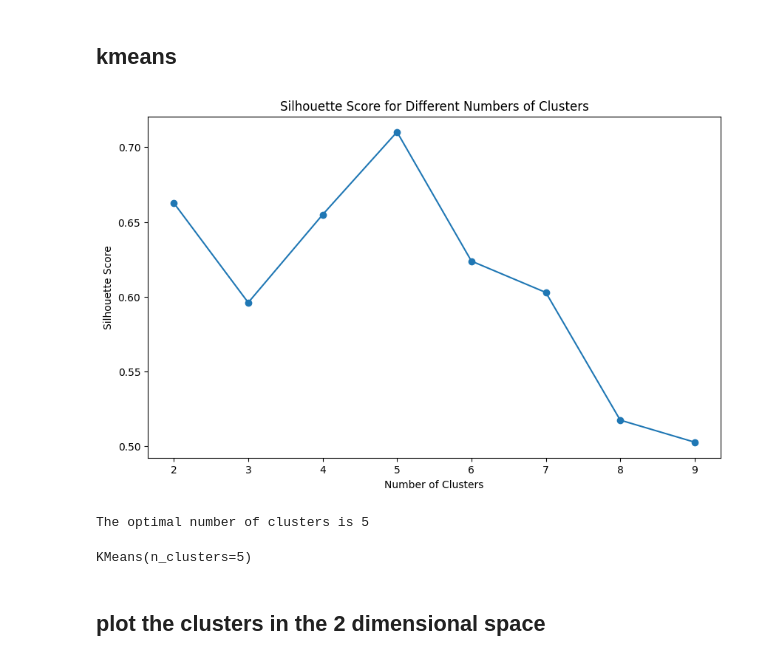
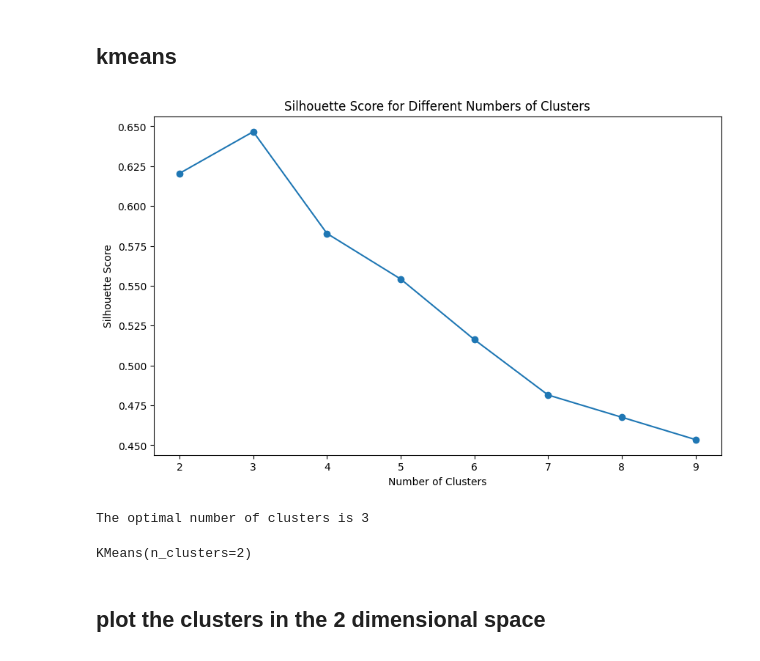
Before and after one commit to Timo1024/stamps, a Jupyter notebook: src/server/image_color_detection/pca_color_detection.ipynb, the cells around one changed output. Saved outputs shown, nothing was run; the diff lists cells and outputs as text; code cells hidden in the pictures.

Commit message:
created narrowed down file for color detection using pca and kmeans to test speed

```diff
--- a/src/server/image_color_detection/pca_color_detection.ipynb
+++ b/src/server/image_color_detection/pca_color_detection.ipynb
@@ -16,0 +14,13 @@ image = cv2.imread('./test_images/02.png')
+# %%
+# load image from path ../../image_detection/images_test/test/01.png
+image = cv2.imread('./test_images/03.png')
+# image = cv2.imread('./test_images/05-1.png')
+
+# downscale image
+print(image.shape)
+# scale_percent = 20
+# width = int(image.shape[1] * scale_percent / 100)
+# height = int(image.shape[0] * scale_percent / 100)
+# dim = (width, height)
+# image = cv2.resize(image, dim, interpolation = cv2.INTER_AREA)
+# print(image.shape)
@@ -83,44 +95,44 @@ plt.show()
 # %%
 silhouette_scores = []
 
 top_clusters = 10
 
 # Try different numbers of clusters
 for n_clusters in range(2, top_clusters):
     kmeans = KMeans(n_clusters=n_clusters)
     kmeans.fit(filtered_pixels_rgb)
     labels = kmeans.labels_
 
     # Calculate the silhouette score only if there are more than 1 cluster
     if n_clusters > 1:
         silhouette_avg = silhouette_score(filtered_pixels_rgb, labels)
         silhouette_scores.append(silhouette_avg)
     else:
         silhouette_scores.append(-1)  # Silhouette score is not defined for a single cluster
 
 # Plot the silhouette scores
 plt.figure(figsize=(10, 6))
 plt.plot(range(2, top_clusters), silhouette_scores, marker='o')
 plt.xlabel('Number of Clusters')
 plt.ylabel('Silhouette Score')
 plt.title('Silhouette Score for Different Numbers of Clusters')
 plt.show()
 
 # Find the number of clusters with the highest silhouette score
-optimal_clusters = np.argmax(silhouette_scores[1:]) + 3  # +2 because index 0 corresponds to 1 cluster
+optimal_clusters = np.argmax(silhouette_scores) + 2
 print(f'The optimal number of clusters is {optimal_clusters}')
 # %% [output]
-[figure, old version]
+[figure, new version]
-The optimal number of clusters is 5
+The optimal number of clusters is 3
 # %%
 # Apply K-means clustering to find the main colors
-# optimal_clusters = 2  # Number of main colors you want to find
+optimal_clusters = 2  # Number of main colors you want to find
 kmeans = KMeans(n_clusters=optimal_clusters)
 kmeans.fit(filtered_pixels_rgb)
 # kmeans.fit(pixels_bgr)
 # kmeans.fit(pixels)
 # %% [output]
-KMeans(n_clusters=5)
+KMeans(n_clusters=2)
 # %% [markdown]
 ## plot the clusters in the 2 dimensional space
 # %%
```
Also changed, not shown: parts of 6 cells of this notebook, 1 other file.
